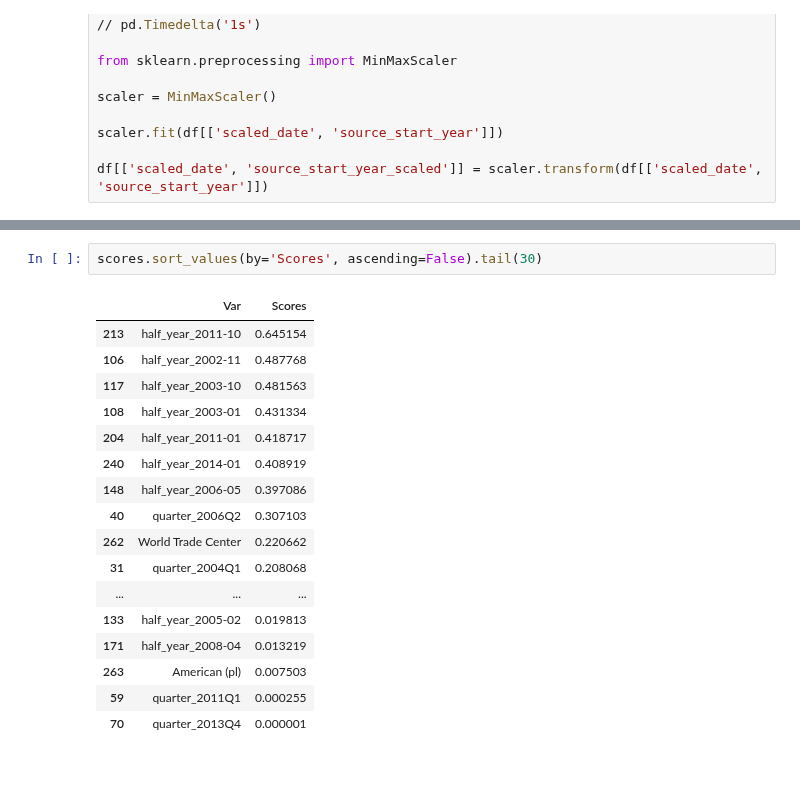
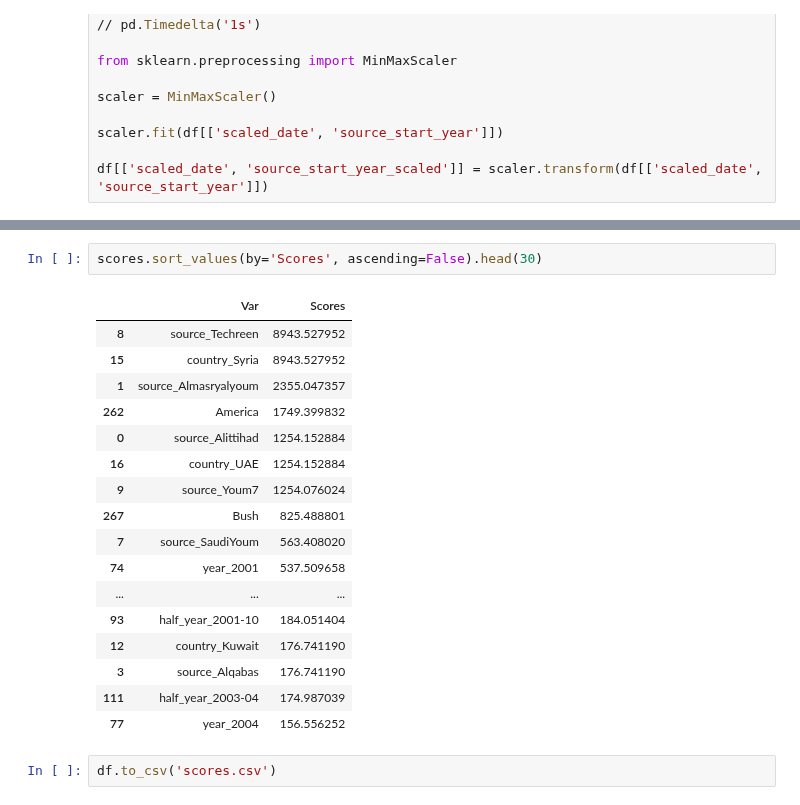
Before and after one commit to Rachuig-Green-Rackley-Shiben/arabic_media_nlp_project, a Jupyter notebook: paigework/featureselection.ipynb, the cells around one changed output, grey strips where cells are left out. Cells and saved outputs as stored; diff of their text form; blank space fills up the shorter version.

```diff
--- a/paigework/featureselection.ipynb
+++ b/paigework/featureselection.ipynb
@@ -426,20 +426,22 @@ memory usage: 87.9+ MB
 # %%
-scores.sort_values(by='Scores', ascending=False).tail(30)
+scores.sort_values(by='Scores', ascending=False).head(30)
 # %% [output]
 |  | Var | Scores |
-| 213 | half_year_2011-10 | 0.645154 |
-| 106 | half_year_2002-11 | 0.487768 |
-| 117 | half_year_2003-10 | 0.481563 |
-| 108 | half_year_2003-01 | 0.431334 |
-| 204 | half_year_2011-01 | 0.418717 |
-| 240 | half_year_2014-01 | 0.408919 |
-| 148 | half_year_2006-05 | 0.397086 |
-| 40 | quarter_2006Q2 | 0.307103 |
-| 262 | World Trade Center | 0.220662 |
-| 31 | quarter_2004Q1 | 0.208068 |
+| 8 | source_Techreen | 8943.527952 |
+| 15 | country_Syria | 8943.527952 |
+| 1 | source_Almasryalyoum | 2355.047357 |
+| 262 | America | 1749.399832 |
+| 0 | source_Alittihad | 1254.152884 |
+| 16 | country_UAE | 1254.152884 |
+| 9 | source_Youm7 | 1254.076024 |
+| 267 | Bush | 825.488801 |
+| 7 | source_SaudiYoum | 563.408020 |
+| 74 | year_2001 | 537.509658 |
 | ... | ... | ... |
-| 133 | half_year_2005-02 | 0.019813 |
-| 171 | half_year_2008-04 | 0.013219 |
-| 263 | American (pl) | 0.007503 |
-| 59 | quarter_2011Q1 | 0.000255 |
-| 70 | quarter_2013Q4 | 0.000001 |
+| 93 | half_year_2001-10 | 184.051404 |
+| 12 | country_Kuwait | 176.741190 |
+| 3 | source_Alqabas | 176.741190 |
+| 111 | half_year_2003-04 | 174.987039 |
+| 77 | year_2004 | 156.556252 |
+# %%
+df.to_csv('scores.csv')
```
Also changed, not shown: parts of 3 cells of this notebook.
